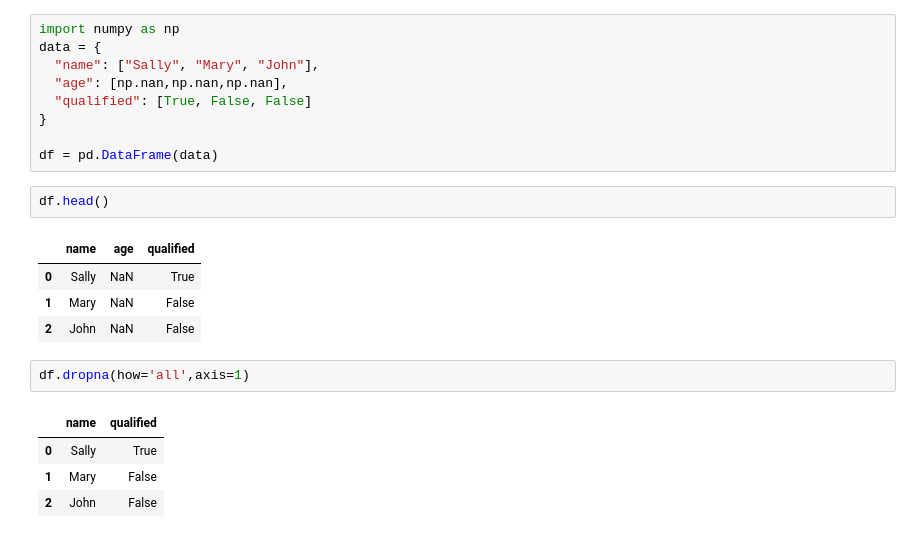
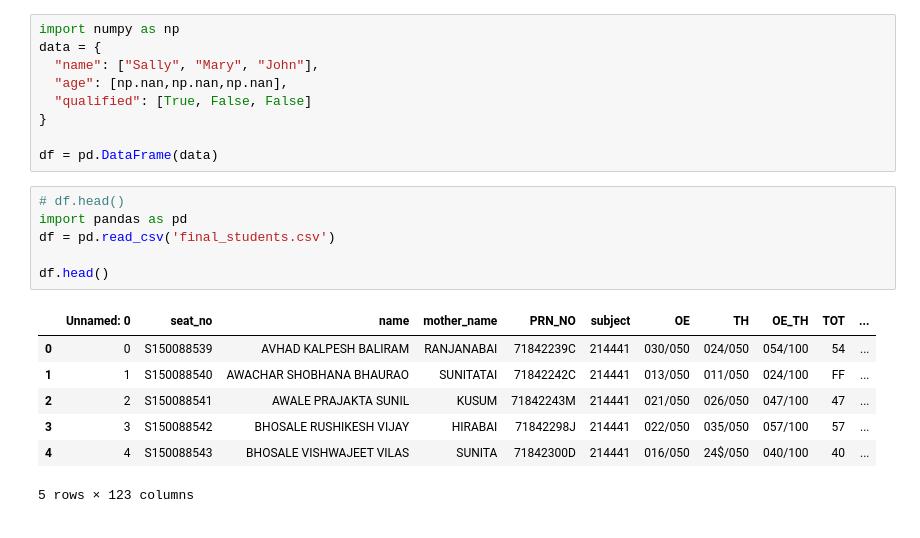
Before and after one commit to Suraj1089/SPPU-Result-Convertor, a Jupyter notebook: data_analysis.ipynb, the cells around one changed output. Drawn from its saved outputs; the diff is of its cells as text.

```diff
--- a/data_analysis.ipynb
+++ b/data_analysis.ipynb
@@ -49,17 +49,17 @@ data = {
 }
 
 df = pd.DataFrame(data)
-# %%
-df.head()
-# %% [output]
-|  | name | age | qualified |
-| 0 | Sally | NaN | True |
-| 1 | Mary | NaN | False |
-| 2 | John | NaN | False |
-# %%
-df.dropna(how='all',axis=1)
-# %% [output]
-|  | name | qualified |
-| 0 | Sally | True |
-| 1 | Mary | False |
-| 2 | John | False |
+# %%
+# df.head()
+import pandas as pd
+df = pd.read_csv('final_students.csv')
+
+df.head()
+# %% [output]
+|  | Unnamed: 0 | seat_no | name | mother_name | PRN_NO | subject | OE | TH | OE_TH | TOT | ... |
+| 0 | 0 | S150088539 | AVHAD KALPESH BALIRAM | RANJANABAI | 71842239C | 214441 | 030/050 | 024/050 | 054/100 | 54 | ... |
+| 1 | 1 | S150088540 | AWACHAR SHOBHANA BHAURAO | SUNITATAI | 71842242C | 214441 | 013/050 | 011/050 | 024/100 | FF | ... |
+| 2 | 2 | S150088541 | AWALE PRAJAKTA SUNIL | KUSUM | 71842243M | 214441 | 021/050 | 026/050 | 047/100 | 47 | ... |
+| 3 | 3 | S150088542 | BHOSALE RUSHIKESH VIJAY | HIRABAI | 71842298J | 214441 | 022/050 | 035/050 | 057/100 | 57 | ... |
+| 4 | 4 | S150088543 | BHOSALE VISHWAJEET VILAS | SUNITA | 71842300D | 214441 | 016/050 | 24$/050 | 040/100 | 40 | ... |
+5 rows × 123 columns
```
Also changed, not shown: parts of 12 cells of this notebook, 2 other files.
